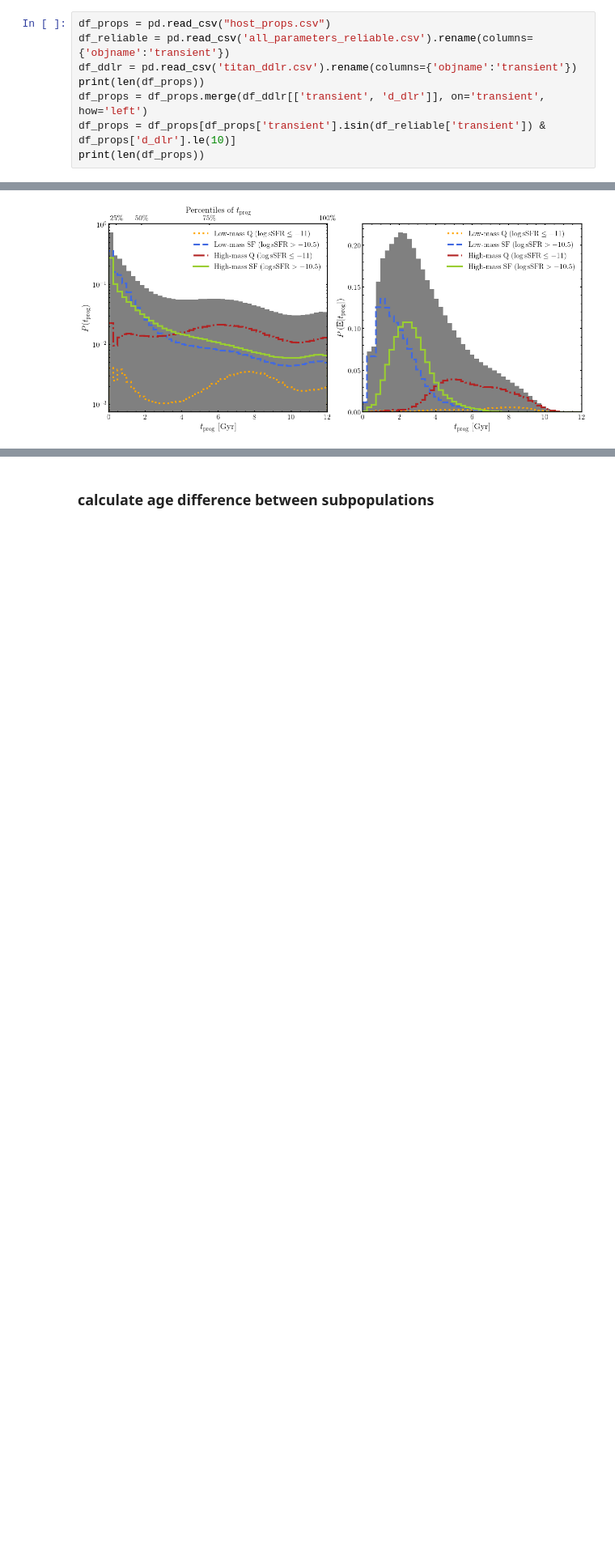
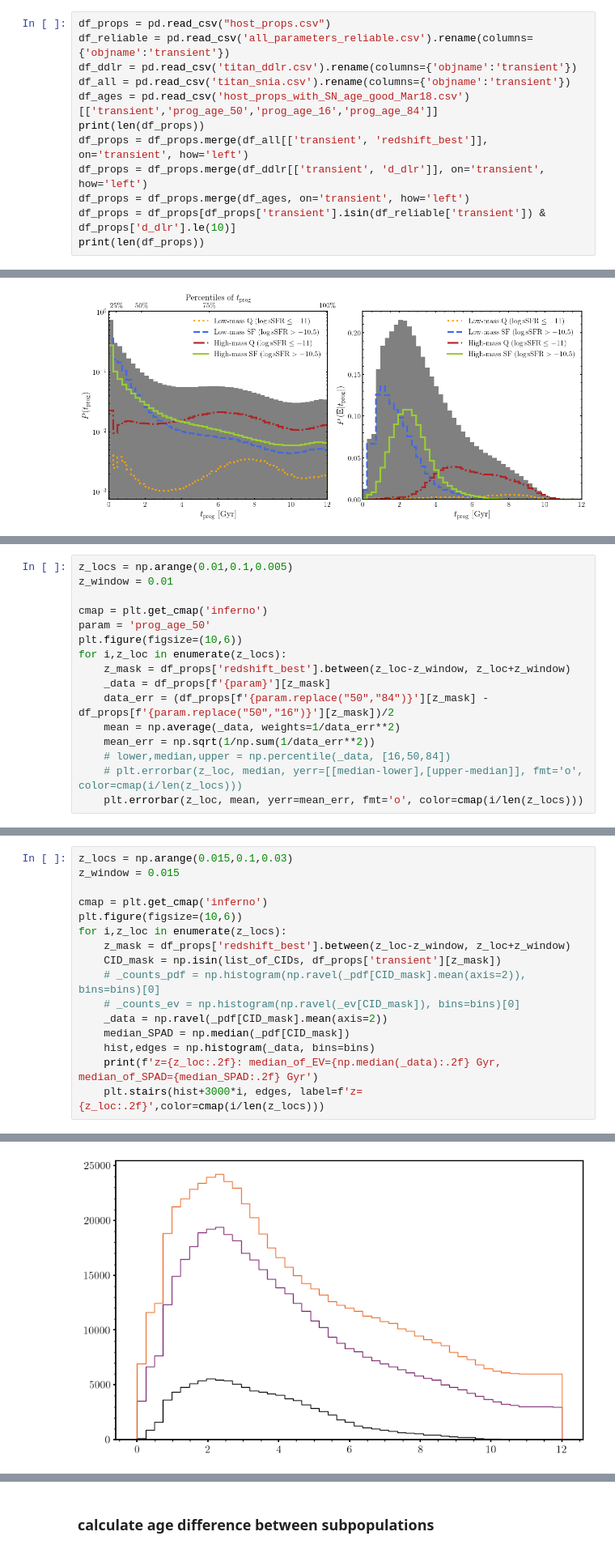
Before and after one commit to SterlingYM/age-of-titans, a Jupyter notebook: SFH_Iyer/analysis_v2.ipynb, the cells around one changed output, grey strips where cells are left out. Shown at 81% size. Drawn from its saved outputs; the diff is of its cells as text; blank space fills up the shorter version.

```diff
--- a/SFH_Iyer/analysis_v2.ipynb
+++ b/SFH_Iyer/analysis_v2.ipynb
@@ -41,8 +41,12 @@ plt.rcParams['ytick.minor.size'] = 9/4
 df_props = pd.read_csv("host_props.csv")
 df_reliable = pd.read_csv('all_parameters_reliable.csv').rename(columns={'objname':'transient'})
 df_ddlr = pd.read_csv('titan_ddlr.csv').rename(columns={'objname':'transient'})
+df_all = pd.read_csv('titan_snia.csv').rename(columns={'objname':'transient'})
+df_ages = pd.read_csv('host_props_with_SN_age_good_Mar18.csv')[['transient','prog_age_50','prog_age_16','prog_age_84']]
 print(len(df_props))
+df_props = df_props.merge(df_all[['transient', 'redshift_best']], on='transient', how='left')
 df_props = df_props.merge(df_ddlr[['transient', 'd_dlr']], on='transient', how='left')
+df_props = df_props.merge(df_ages, on='transient', how='left')
 df_props = df_props[df_props['transient'].isin(df_reliable['transient']) & df_props['d_dlr'].le(10)]
 print(len(df_props))
 # %% [output]
@@ -174,0 +185,16 @@ plt.savefig('figures/progenitor_age_histogram.pdf', bbox_inches='tight')
+# %%
+z_locs = np.arange(0.01,0.1,0.005)
+z_window = 0.01
+
+cmap = plt.get_cmap('inferno')
+param = 'prog_age_50'
+plt.figure(figsize=(10,6))
+for i,z_loc in enumerate(z_locs):
+    z_mask = df_props['redshift_best'].between(z_loc-z_window, z_loc+z_window)
+    _data = df_props[f'{param}'][z_mask]
+    data_err = (df_props[f'{param.replace("50","84")}'][z_mask] - df_props[f'{param.replace("50","16")}'][z_mask])/2
+    mean = np.average(_data, weights=1/data_err**2)
+    mean_err = np.sqrt(1/np.sum(1/data_err**2))
+    # lower,median,upper = np.percentile(_data, [16,50,84])
+    # plt.errorbar(z_loc, median, yerr=[[median-lower],[upper-median]], fmt='o', color=cmap(i/len(z_locs)))
+    plt.errorbar(z_loc, mean, yerr=mean_err, fmt='o', color=cmap(i/len(z_locs)))
@@ -174,0 +358,17 @@ plt.savefig('figures/progenitor_age_histogram.pdf', bbox_inches='tight')
+# %%
+z_locs = np.arange(0.015,0.1,0.03)
+z_window = 0.015
+
+cmap = plt.get_cmap('inferno')
+plt.figure(figsize=(10,6))
+for i,z_loc in enumerate(z_locs):
+    z_mask = df_props['redshift_best'].between(z_loc-z_window, z_loc+z_window)
+    CID_mask = np.isin(list_of_CIDs, df_props['transient'][z_mask])
+    # _counts_pdf = np.histogram(np.ravel(_pdf[CID_mask].mean(axis=2)), bins=bins)[0]
+    # _counts_ev = np.histogram(np.ravel(_ev[CID_mask]), bins=bins)[0]
+    _data = np.ravel(_pdf[CID_mask].mean(axis=2))
+    median_SPAD = np.median(_pdf[CID_mask])
+    hist,edges = np.histogram(_data, bins=bins)
+    print(f'z={z_loc:.2f}: median_of_EV={np.median(_data):.2f} Gyr, median_of_SPAD={median_SPAD:.2f} Gyr')
+    plt.stairs(hist+3000*i, edges, label=f'z={z_loc:.2f}',color=cmap(i/len(z_locs)))
+# %% [output]
@@ -174,0 +378 @@ plt.savefig('figures/progenitor_age_histogram.pdf', bbox_inches='tight')
+[figure, added]
```
Also changed, not shown: parts of 12 cells of this notebook, 6 other files.
